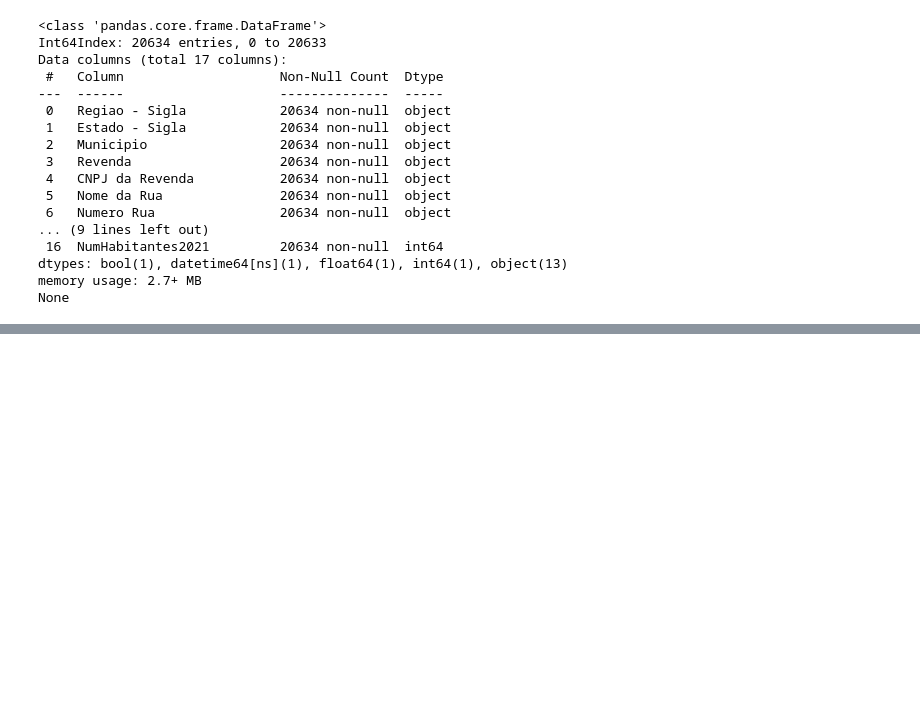
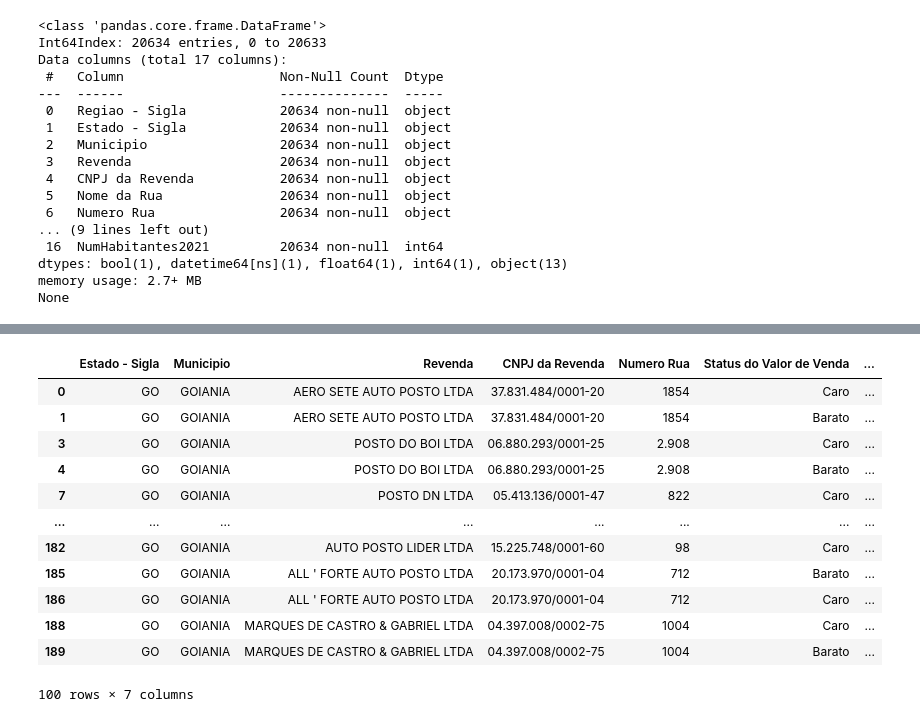
Before and after one commit to eduardoabdalla/curso-pythonpanda-extensao, a Jupyter notebook: Segundo_Exemplo_em_Python_PANDAS.ipynb, the cells around one changed output, grey strips where cells are left out. Saved outputs shown, nothing was run; the diff lists cells and outputs as text; code cells hidden in the pictures; blank space fills up the shorter version.

```diff
--- a/Segundo_Exemplo_em_Python_PANDAS.ipynb
+++ b/Segundo_Exemplo_em_Python_PANDAS.ipynb
@@ -175,0 +214,20 @@ None
+# %%
+# Remover as linhas repetidas
+
+merge_df.drop_duplicates(inplace=True)
+
+display(merge_df.head(100))
+# %% [output]
+|  | Estado - Sigla | Municipio | Revenda | CNPJ da Revenda | Numero Rua | Status do Valor de Venda | ... |
+| 0 | GO | GOIANIA | AERO SETE AUTO POSTO LTDA | 37.831.484/0001-20 | 1854 | Caro | ... |
+| 1 | GO | GOIANIA | AERO SETE AUTO POSTO LTDA | 37.831.484/0001-20 | 1854 | Barato | ... |
+| 3 | GO | GOIANIA | POSTO DO BOI LTDA | 06.880.293/0001-25 | 2.908 | Caro | ... |
+| 4 | GO | GOIANIA | POSTO DO BOI LTDA | 06.880.293/0001-25 | 2.908 | Barato | ... |
+| 7 | GO | GOIANIA | POSTO DN LTDA | 05.413.136/0001-47 | 822 | Caro | ... |
+| ... | ... | ... | ... | ... | ... | ... | ... |
+| 182 | GO | GOIANIA | AUTO POSTO LIDER LTDA | 15.225.748/0001-60 | 98 | Caro | ... |
+| 185 | GO | GOIANIA | ALL ' FORTE AUTO POSTO LTDA | 20.173.970/0001-04 | 712 | Barato | ... |
+| 186 | GO | GOIANIA | ALL ' FORTE AUTO POSTO LTDA | 20.173.970/0001-04 | 712 | Caro | ... |
+| 188 | GO | GOIANIA | MARQUES DE CASTRO & GABRIEL LTDA | 04.397.008/0002-75 | 1004 | Caro | ... |
+| 189 | GO | GOIANIA | MARQUES DE CASTRO & GABRIEL LTDA | 04.397.008/0002-75 | 1004 | Barato | ... |
+100 rows × 7 columns
```
Also changed, not shown: parts of 4 cells of this notebook.
